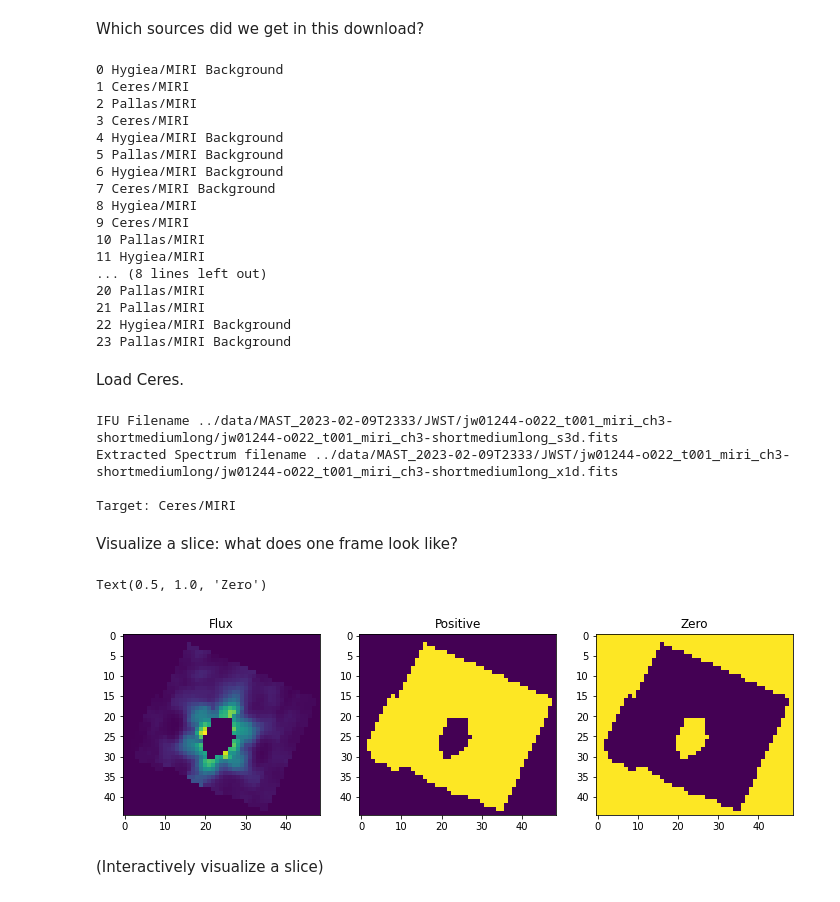
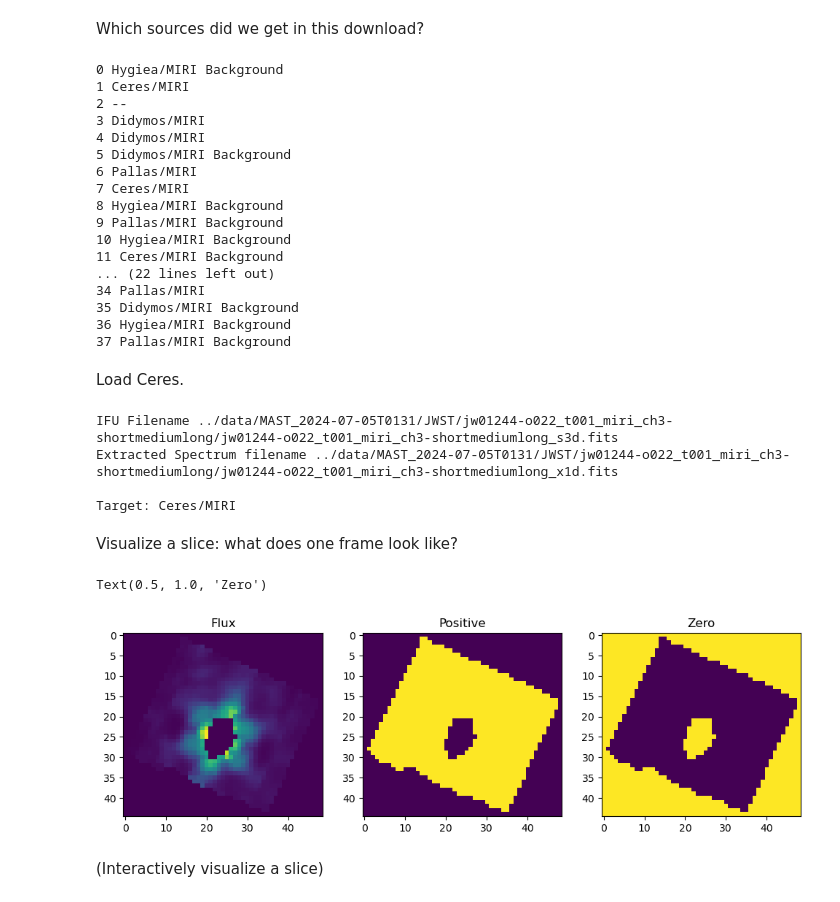
Before and after one commit to benjaminpope/halospec, a Jupyter notebook: notebooks/exploration-saturated.ipynb, the cells around one changed output. Cells and saved outputs as stored; diff of their text form; code cells hidden in the pictures.

```diff
--- a/notebooks/exploration-saturated.ipynb
+++ b/notebooks/exploration-saturated.ipynb
@@ -29,8 +43,8 @@ jax.config.update("jax_enable_x64", True)
 # %% [markdown]
 Which sources did we get in this download?
 # %%
-# ddir = '../data/MAST_2023-02-09T2331/JWST/' # unsaturated
-ddir = '../data/MAST_2023-02-09T2333/JWST/'# saturated
+ddir = '../data/MAST_2024-07-05T0101/JWST/'# unsaturated
+ddir = '../data/MAST_2024-07-05T0131/JWST/' # saturated
 datasets = glob(ddir+'*')
 # print(datasets)
 
@@ -46,21 +60,21 @@ for j, dataset in enumerate(datasets):
 # %% [output]
 0 Hygiea/MIRI Background
 1 Ceres/MIRI
-2 Pallas/MIRI
-3 Ceres/MIRI
-4 Hygiea/MIRI Background
-5 Pallas/MIRI Background
-6 Hygiea/MIRI Background
-7 Ceres/MIRI Background
-8 Hygiea/MIRI
-9 Ceres/MIRI
-10 Pallas/MIRI
-11 Hygiea/MIRI
-... (8 lines left out)
-20 Pallas/MIRI
-21 Pallas/MIRI
-22 Hygiea/MIRI Background
-23 Pallas/MIRI Background
+2 --
+3 Didymos/MIRI
+4 Didymos/MIRI
+5 Didymos/MIRI Background
+6 Pallas/MIRI
+7 Ceres/MIRI
+8 Hygiea/MIRI Background
+9 Pallas/MIRI Background
+10 Hygiea/MIRI Background
+11 Ceres/MIRI Background
+... (22 lines left out)
+34 Pallas/MIRI
+35 Didymos/MIRI Background
+36 Hygiea/MIRI Background
+37 Pallas/MIRI Background
 # %% [markdown]
 Load Ceres.
 # %%
@@ -80,6 +94,8 @@ extracted_hdr = fits.getheader(extracted[0],ext=1)
 
 hdu = fits.open(ifu[0])
 data = fits.getdata(ifu[0])
+data[~onp.isfinite(data)] = 0 # set NaNs to 0
+
 hdr = fits.getheader(ifu[0])
 name = hdr['OBSLABEL']
 
@@ -91,8 +107,8 @@ ext_spec /= onp.nanmedian(ext_spec)
 
 print('\nTarget:',name)
 # %% [output]
-IFU Filename ../data/MAST_2023-02-09T2333/JWST/jw01244-o022_t001_miri_ch3-shortmediumlong/jw01244-o022_t001_miri_ch3-shortmediumlong_s3d.fits
-Extracted Spectrum filename ../data/MAST_2023-02-09T2333/JWST/jw01244-o022_t001_miri_ch3-shortmediumlong/jw01244-o022_t001_miri_ch3-shortmediumlong_x1d.fits
+IFU Filename ../data/MAST_2024-07-05T0131/JWST/jw01244-o022_t001_miri_ch3-shortmediumlong/jw01244-o022_t001_miri_ch3-shortmediumlong_s3d.fits
+Extracted Spectrum filename ../data/MAST_2024-07-05T0131/JWST/jw01244-o022_t001_miri_ch3-shortmediumlong/jw01244-o022_t001_miri_ch3-shortmediumlong_x1d.fits
 
 Target: Ceres/MIRI
 # %% [markdown]
@@ -100,18 +116,20 @@ Visualize a slice: what does one frame look like?
 # %%
 # one frame
 fig, (ax1, ax2, ax3) = plt.subplots(1,3,figsize=(12.0,4.0))
+
+data[data==np.nan] = 0
 
 ax1.imshow(data[0,:,:])
 ax1.set_title('Flux')
 
 ax2.imshow(data[0,:,:]>0)
 ax2.set_title('Positive')
 
 ax3.imshow(data[0,:,:]==0)
 ax3.set_title('Zero')
 # %% [output]
 Text(0.5, 1.0, 'Zero')
-[figure, old version]
+[figure, new version]
 # %% [markdown]
 (Interactively visualize a slice)
 # %%
```
Also changed, not shown: parts of 12 cells of this notebook, 1 other file.
